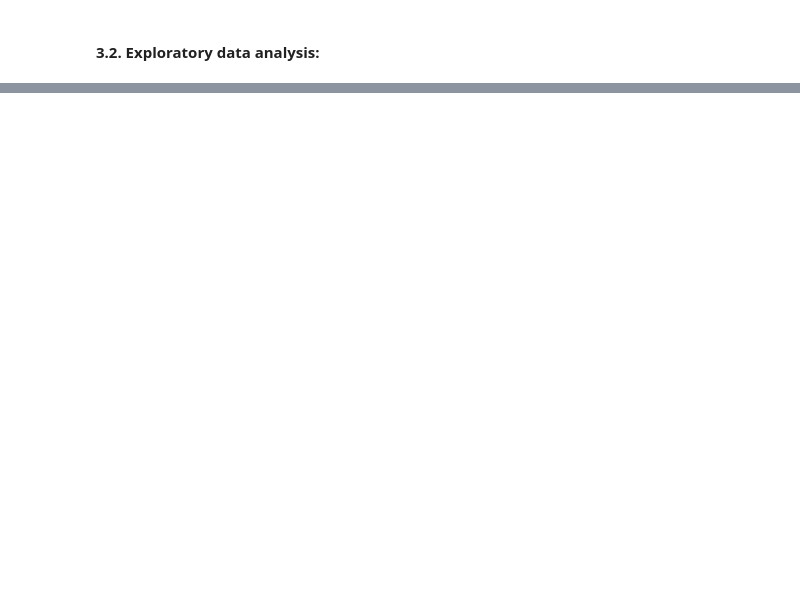
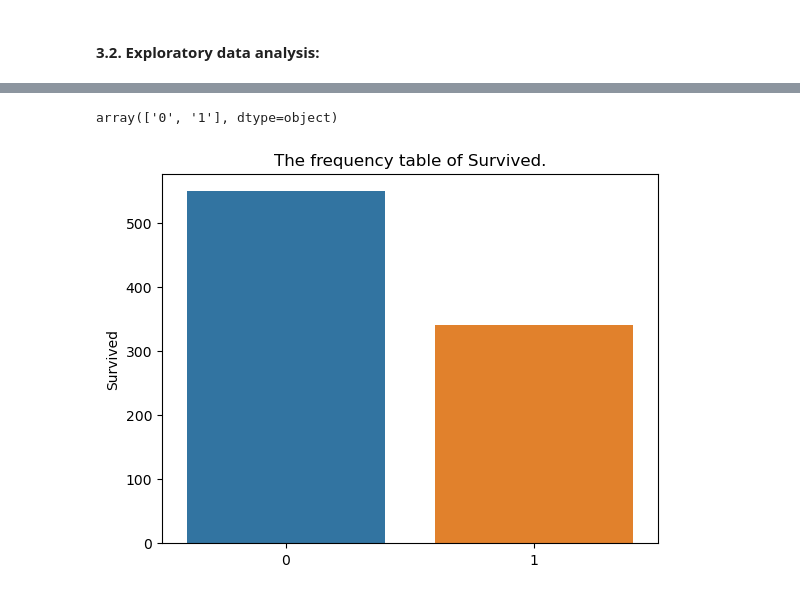
Before and after one commit to net4troll/DS-GMC-WS, a Jupyter notebook: Supervised ML/Logistic Regression Breast Cancer Iris & Titanic.ipynb, the cells around one changed output, grey strips where cells are left out. Cells and saved outputs as stored; diff of their text form; code cells hidden in the pictures; blank space fills up the shorter version.

```diff
--- a/Supervised ML/Logistic Regression Breast Cancer Iris & Titanic.ipynb
+++ b/Supervised ML/Logistic Regression Breast Cancer Iris & Titanic.ipynb
@@ -340,2 +349,13 @@ df = pd.read_csv('data_titanic.csv', header='infer')
+# %%
+df.Survived.value_counts().index.values
+# %% [output]
+array(['0', '1'], dtype=object)
+# %%
+# The frequency table of Survived.
+sns.barplot(x=[0,1],y=df.Survived.value_counts())
+plt.title('The frequency table of Survived.')
+plt.show()
+# %% [output]
+[figure, added]
 # %%
 # Survival rate by Age category.
```
Also changed, not shown: parts of 28 cells of this notebook.
